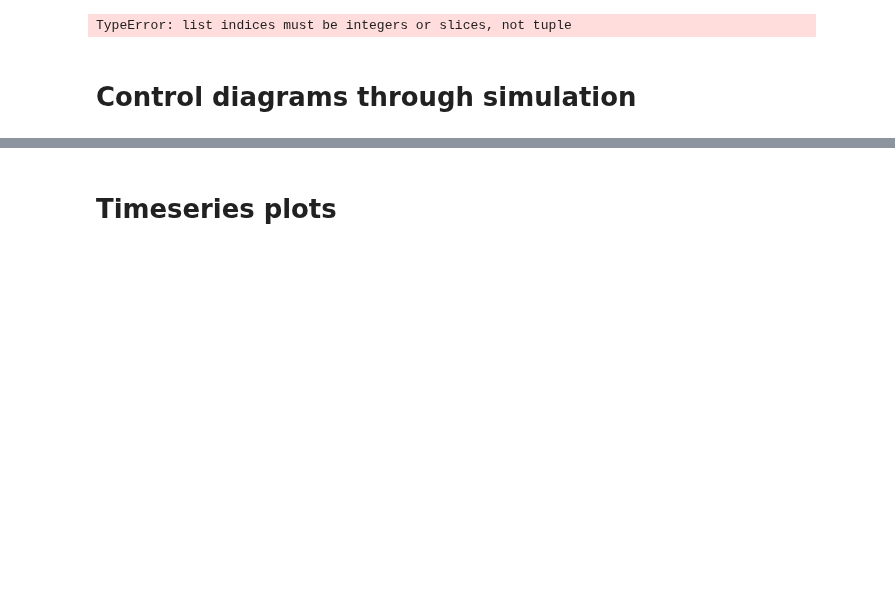
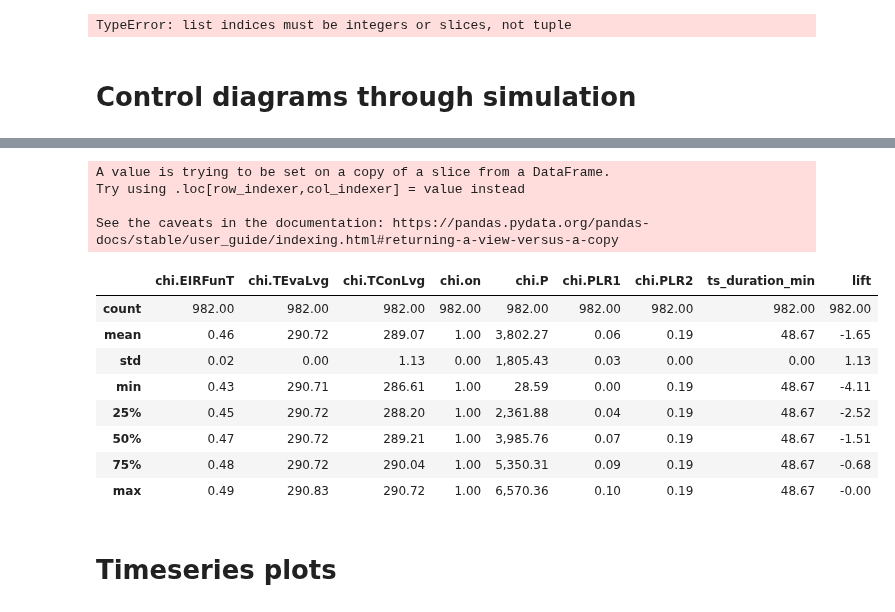
Before and after one commit to lbl-srg/obc, a Jupyter notebook: examples/case_study_2/post_process.ipynb, the cells around one changed output, grey strips where cells are left out. Drawn from its saved outputs; the diff is of its cells as text; code cells hidden in the pictures; blank space fills up the shorter version.

```diff
--- a/examples/case_study_2/post_process.ipynb
+++ b/examples/case_study_2/post_process.ipynb
@@ -1291,0 +1312,19 @@ sec_y_var
+# %%
+# aggregate data timeseries
+chi_dat = dict()
+chi_dat = {"dymola": dict()}
+simulators = ["dymola"]
+for simulator in simulators:
+    for case in ["base_annual"]:
+        chi_dat[simulator][case] = get_partial_results(
+            case,  ["chi.EIRFunT", "chi.TEvaLvg", "chi.TConLvg", "chi.on", "chi.P","chi.PLR1","chi.PLR2"],
+            simulator, as_dataframe=True, equidistant = simulator == "dymola")
+        chi_dat[simulator][case] = chi_dat[simulator][case].loc[(chi_dat[simulator][case].index % 2)==0,:].reset_index(drop=True)
+chi = chi_dat["dymola"]["base_annual"]
+
+chi.head()
+
+chi = chi[chi.columns.drop(list(chi.filter(regex='time_')))]
+
+chi_on = chi[chi["chi.on"] == 1.]
+chi_on.describe()
@@ -1291,0 +1341,20 @@ sec_y_var
+# %%
+check_p = chi_on[chi_on["chi.TEvaLvg"] >= chi_on["chi.TConLvg"]]
+check_p["lift"] = -check_p["chi.TEvaLvg"].subtract(chi_on["chi.TConLvg"])
+check_p.sort_values("lift", ascending = False)
+
+check_p.describe()
+# %% [output]
+A value is trying to be set on a copy of a slice from a DataFrame.
+Try using .loc[row_indexer,col_indexer] = value instead
+
+See the caveats in the documentation: https://pandas.pydata.org/pandas-docs/stable/user_guide/indexing.html#returning-a-view-versus-a-copy
+|  | chi.EIRFunT | chi.TEvaLvg | chi.TConLvg | chi.on | chi.P | chi.PLR1 | chi.PLR2 | ts_duration_min | lift |
+| count | 982.00 | 982.00 | 982.00 | 982.00 | 982.00 | 982.00 | 982.00 | 982.00 | 982.00 |
+| mean | 0.46 | 290.72 | 289.07 | 1.00 | 3,802.27 | 0.06 | 0.19 | 48.67 | -1.65 |
+| std | 0.02 | 0.00 | 1.13 | 0.00 | 1,805.43 | 0.03 | 0.00 | 0.00 | 1.13 |
+| min | 0.43 | 290.71 | 286.61 | 1.00 | 28.59 | 0.00 | 0.19 | 48.67 | -4.11 |
+| 25% | 0.45 | 290.72 | 288.20 | 1.00 | 2,361.88 | 0.04 | 0.19 | 48.67 | -2.52 |
+| 50% | 0.47 | 290.72 | 289.21 | 1.00 | 3,985.76 | 0.07 | 0.19 | 48.67 | -1.51 |
+| 75% | 0.48 | 290.72 | 290.04 | 1.00 | 5,350.31 | 0.09 | 0.19 | 48.67 | -0.68 |
+| max | 0.49 | 290.83 | 290.72 | 1.00 | 6,570.36 | 0.10 | 0.19 | 48.67 | -0.00 |
```
Also changed, not shown: parts of 4 cells of this notebook, 5 other files.
